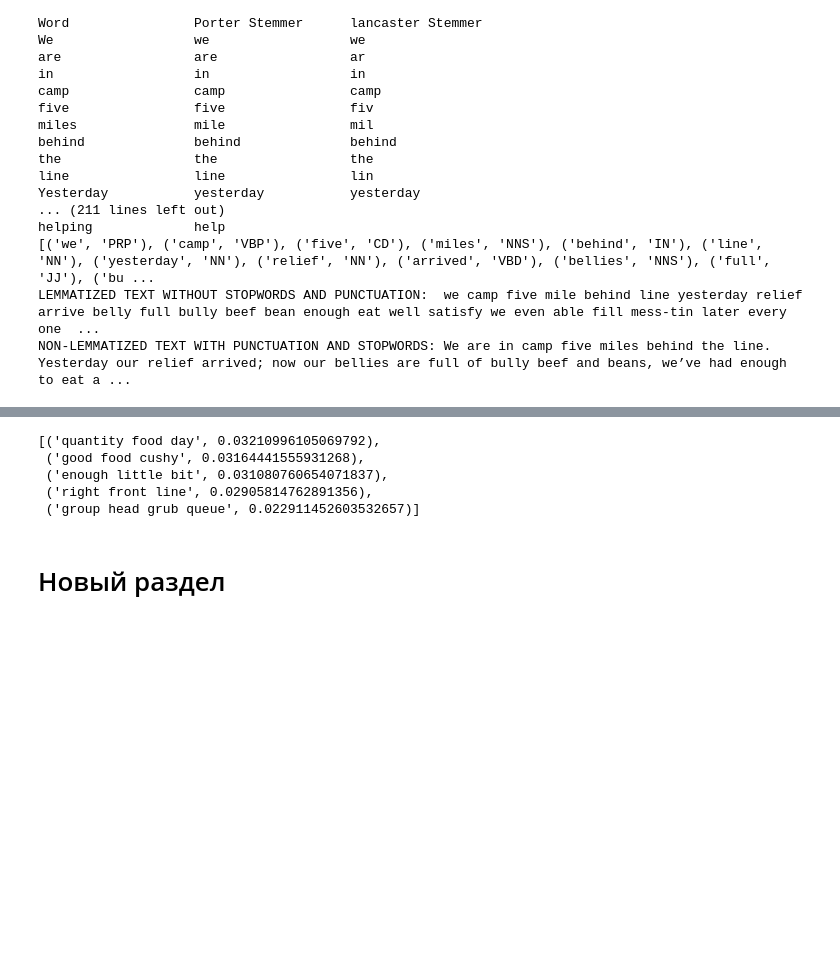
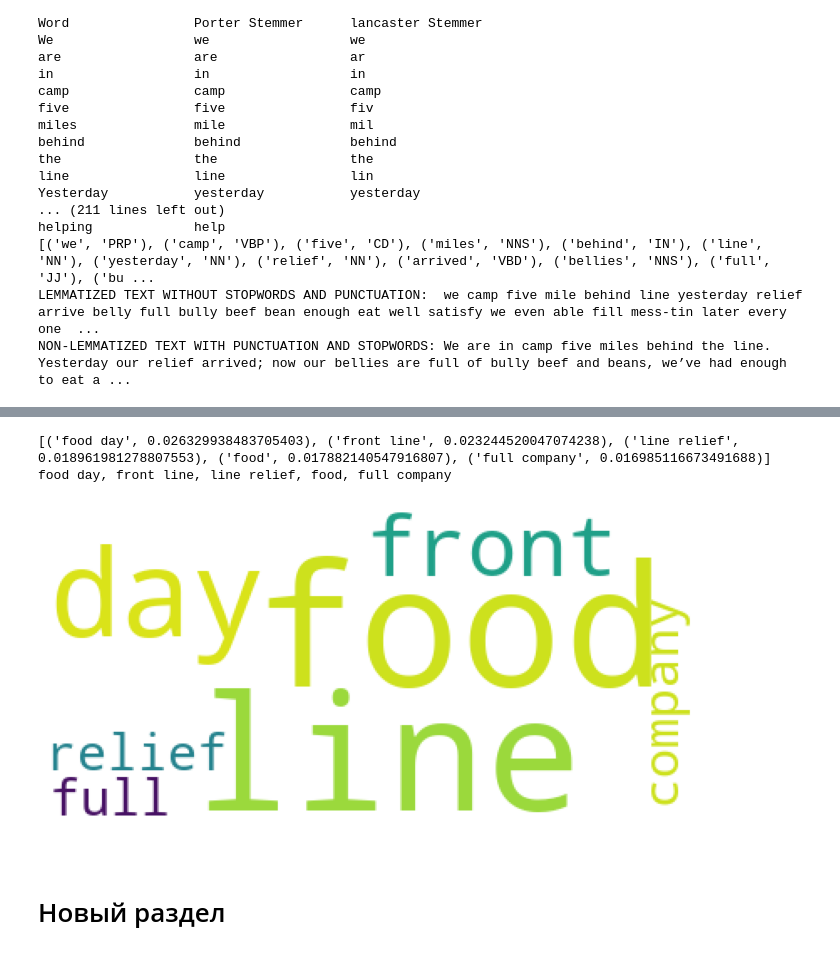
Before and after one commit to malysheva8434/python_files, a Jupyter notebook: HW_Malysheva_Tatiana_ALATA22.ipynb, the cells around one changed output, grey strips where cells are left out. Cells and saved outputs as stored; diff of their text form; code cells hidden in the pictures; blank space fills up the shorter version.

```diff
--- a/HW_Malysheva_Tatiana_ALATA22.ipynb
+++ b/HW_Malysheva_Tatiana_ALATA22.ipynb
@@ -322,7 +361,27 @@ keyphrases
 # %%
 extractor=pke.unsupervised.TextRank()
 extractor.load_document(input=my_text1, language='en', normalization=None)
-extractor.candidate_weighting(window=2, pos={'NOUN', 'PROPN', 'ADJ'}, top_percent=0.33)
-keyphrases=extractor.get_n_best(n=5)
+extractor.candidate_weighting(window=2, pos={'NOUN', 'PROPN', 'ADJ'}, top_percent=0.05)
+
+
+keyphrases = extractor.get_n_best(n=5)
 keyphrases
+
+y = keyphrases
+print(y)
+x=[]
+for i in y:
+    x.append(i[0])
+x=', '.join(x)
+print(x)
+
+import matplotlib.pyplot as plt
+from wordcloud import WordCloud
+wordcloud = WordCloud(background_color="white").generate(str(x))
+
+plt.figure(figsize = (12, 12))
+plt.imshow(wordcloud)
+
+plt.axis("off")
+plt.show()
 # %% [output]
@@ -330,8 +389,6 @@ WARNING:root:Candidates are generated using 0.33-top
-[('quantity food day', 0.03210996105069792),
- ('good food cushy', 0.03164441555931268),
- ('enough little bit', 0.031080760654071837),
- ('right front line', 0.02905814762891356),
- ('group head grub queue', 0.022911452603532657)]
+[('food day', 0.026329938483705403), ('front line', 0.023244520047074238), ('line relief', 0.018961981278807553), ('food', 0.017882140547916807), ('full company', 0.016985116673491688)]
+food day, front line, line relief, food, full company
+[figure, added]
 # %% [markdown]
 # Новый раздел
 # %% [markdown]
```
Also changed, not shown: parts of 13 cells of this notebook.
